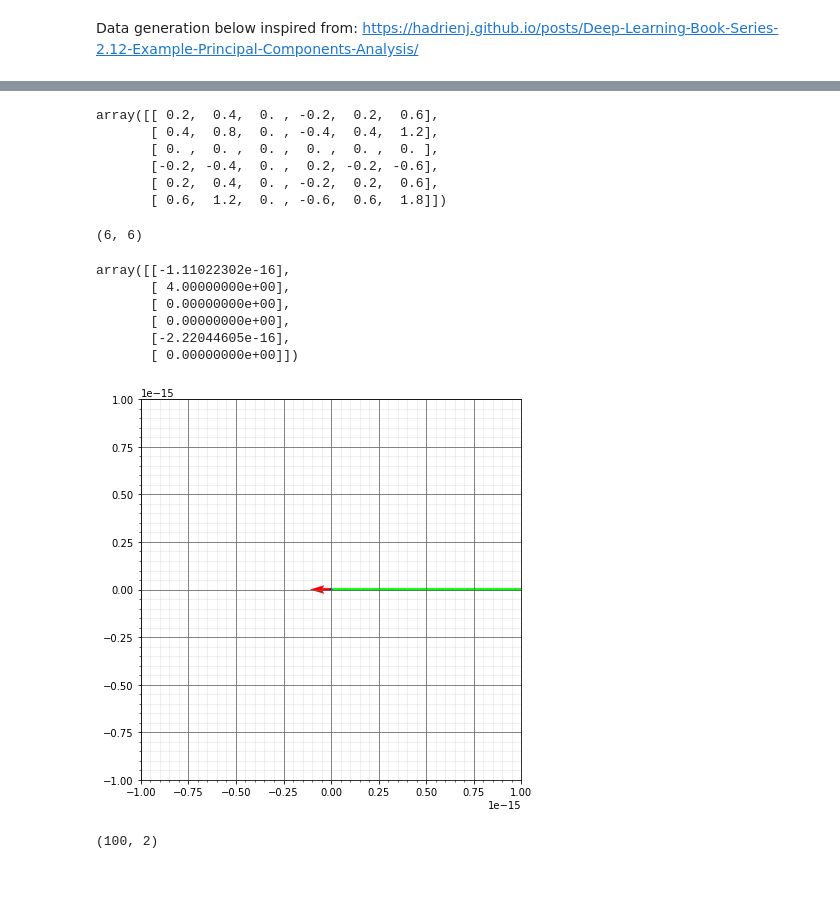
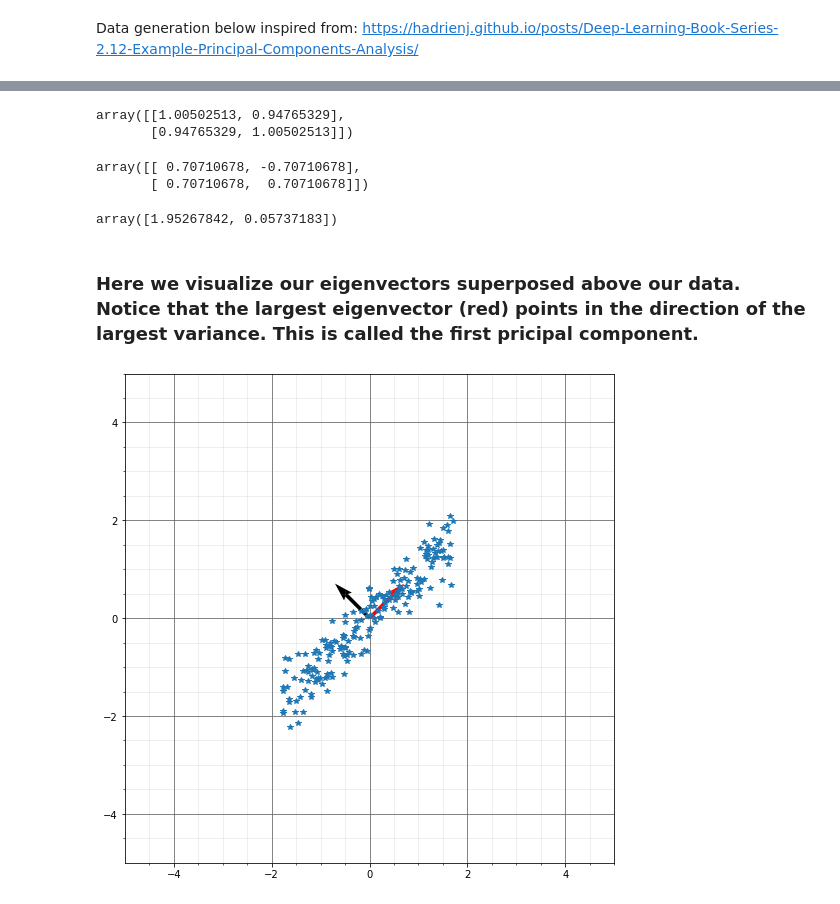
Before and after one commit to B33Boy/Data-Driven-Algorithms-Collection, a Jupyter notebook: Principal Component Analysis/PCA.ipynb, the cells around one changed output, grey strips where cells are left out. Drawn from its saved outputs; the diff is of its cells as text; code cells hidden in the pictures.

```diff
--- a/Principal Component Analysis/PCA.ipynb
+++ b/Principal Component Analysis/PCA.ipynb
@@ -49,13 +50,13 @@ $X = \begin{bmatrix}
 Data generation below inspired from: https://hadrienj.github.io/posts/Deep-Learning-Book-Series-2.12-Example-Principal-Components-Analysis/
 # %%
 # Generate 50 random x values from (0, 20)
-x = 20*np.random.rand(500)
+x = 20*np.random.rand(200)
 # Generate 50 random y values directly proportional to x
-y = x + 2*np.random.randn(500)+1
+y = x + 2*np.random.randn(200)+1
 
 # Reshape to column vectors
-x = x.reshape(500, 1)
-y = y.reshape(500, 1)
+x = x.reshape(200, 1)
+y = y.reshape(200, 1)
 
 # Stack horizontally to 50x2 so we can plot
 X = np.hstack([x, y])
@@ -115,29 +114,20 @@ $$
 
 ### Our goal is to diagonalize the covariance matrix to remove redundancies. We can use Eigendecomposition or SVD.
 # %%
-cov_x = (X@X.T)/(X.shape[0]-1)
+cov_X = (X.T@X)/(X.shape[0]-1)
 
-cov_x
+cov_X
 # %% [output]
-array([[ 0.2,  0.4,  0. , -0.2,  0.2,  0.6],
-       [ 0.4,  0.8,  0. , -0.4,  0.4,  1.2],
-       [ 0. ,  0. ,  0. ,  0. ,  0. ,  0. ],
-       [-0.2, -0.4,  0. ,  0.2, -0.2, -0.6],
-       [ 0.2,  0.4,  0. , -0.2,  0.2,  0.6],
-       [ 0.6,  1.2,  0. , -0.6,  0.6,  1.8]])
+array([[1.00502513, 0.94765329],
+       [0.94765329, 1.00502513]])
 # %%
-eig_vals, eig_vecs = np.linalg.eig(cov_x)
+eig_vals, eig_vecs = np.linalg.eig(cov_X)
+
+idx = eig_vals.argsort()[::-1]
+eig_vals = eig_vals[idx]
+eig_vecs = eig_vecs[:,idx]
 # %%
 eig_vecs
 # %% [output]
-(6, 6)
+array([[ 0.70710678, -0.70710678],
+       [ 0.70710678,  0.70710678]])
-# %%
-Y = eig_vecs.T@X
-Y
-# %% [output]
-array([[-1.11022302e-16],
-       [ 4.00000000e+00],
-       [ 0.00000000e+00],
-       [ 0.00000000e+00],
-       [-2.22044605e-16],
-       [ 0.00000000e+00]])
@@ -146,22 +134,17 @@ cov_y = (Y@Y.T)/(Y.shape[0]-1)
+# %%
+eig_vals
+# %% [output]
+array([1.95267842, 0.05737183])
+# %% [markdown]
+### Here we visualize our eigenvectors superposed above our data. Notice that the largest eigenvector (red) points in the direction of the largest variance. This is called the first pricipal component.
 # %%
-fig, ax = plt.subplots(1, figsize=(7,7))
+fig, ax = plt.subplots(1, figsize=(9,9))
 
-cols = ['#FF0000', '#00FF00', "#000FFF"]
+cols = ['#FF0000', '#000000']
 
-Y_plot = Y.reshape(2,3)
+vplot2D(ax, eig_vecs, colours=cols)
+ax.plot(X[:,0], X[:,1], '*')
 
-vplot2D(ax, Y_plot, colours=cols, xlim=[-0.000000000000001,0.000000000000001], ylim=[-0.000000000000001,0.000000000000001])
+plt.show()
 # %% [output]
-[figure, old version]
+[figure, new version]
-# %%
-np.random.seed(123)
-x = 5*np.random.rand(100)
-y = 2*x + 1 + np.random.randn(100)
-
-x = x.reshape(100, 1)
-y = y.reshape(100, 1)
-
-X = np.hstack([x, y])
-X.shape
-# %% [output]
-(100, 2)
```
Also changed, not shown: parts of 22 cells of this notebook.
